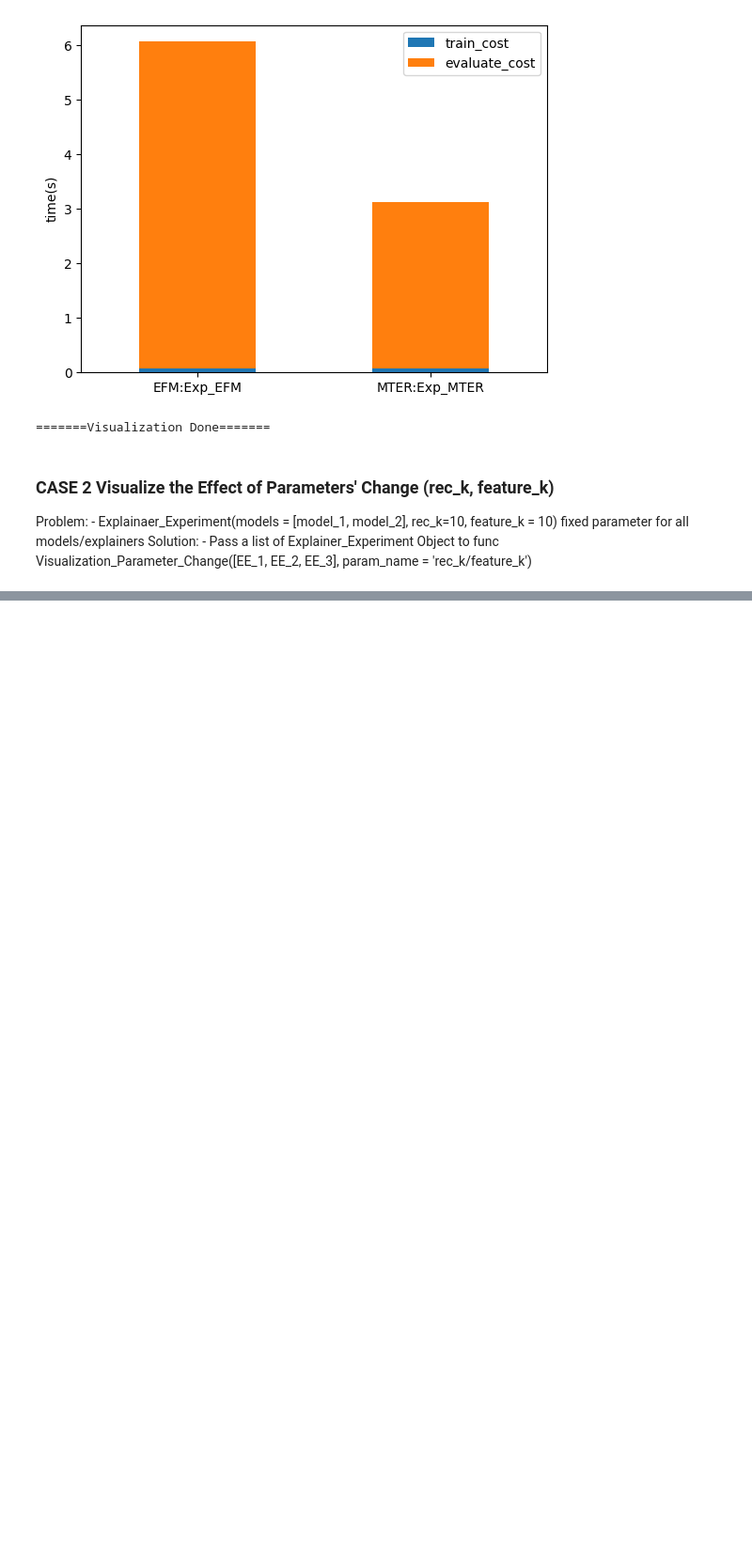
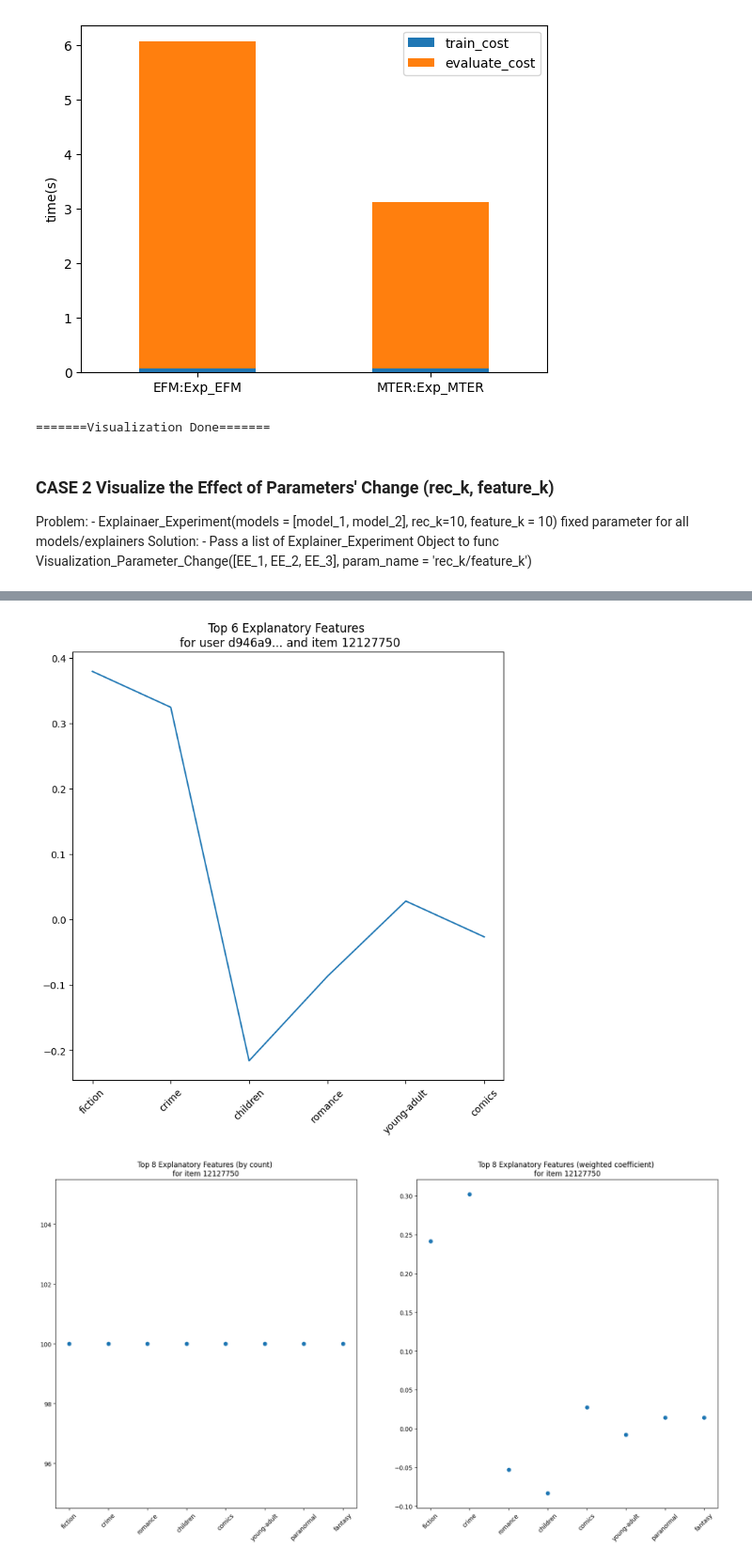
Before and after one commit to AthinaKyriakou/ROSE, a Jupyter notebook: demo/visualization_demo.ipynb, the cells around one changed output, grey strips where cells are left out. Shown: that part at 94% size. Saved outputs shown, nothing was run; the diff lists cells and outputs as text; code cells hidden in the pictures; blank space fills up the shorter version.

Commit message:
add feature importances plots

```diff
--- a/demo/visualization_demo.ipynb
+++ b/demo/visualization_demo.ipynb
@@ -164,0 +167,16 @@ Solution:
+# %%
+import numpy as np
+from cornac.models.fm_py import FMRec
+from cornac.explainer.exp_limers import Exp_LIMERS
+from cornac.datasets.goodreads import prepare_data
+import warnings
+warnings.filterwarnings('ignore')
+
+rs = prepare_data(data_name="goodreads_limers", test_size=0.2, dense=True, item=True, user=False, sample_size=0.5, seed=21)
+fm = FMRec()
+fm.fit(train_set=rs.train_set)
+explainer = Exp_LIMERS(fm, fm.train_set)
+users = np.array(list(rs.train_set.uid_map.keys()))
+items = np.array(list(rs.train_set.iid_map.keys()))
+recommendations = fm.recommend_to_multiple_users(users)
+explanations = explainer.explain_recommendations(recommendations)
@@ -164,0 +201,15 @@ Solution:
+# %%
+from cornac.experiment.visualization import Visualization
+
+explanations_df = explanations.copy()
+my_plots = Visualization()
+ind_df = my_plots.create_individual_feature_importance_plot(explanations, user_id='d946a9aaa488924227a587c91564a484', item_id=12127750, type="line", top_k=6, save_plot=False)
+
+filtered_df1 = my_plots.create_aggregate_feature_importance_plot(explanations, item_id=12127750, type="scatter", top_k=8, save_plot=False)
+
+filtered_df2 = my_plots.create_aggregate_feature_importance_plot(explanations, user_id='d946a9aaa488924227a587c91564a484', type="line", top_k=8, save_plot=False)
+
+filtered_df3 = my_plots.create_aggregate_feature_importance_plot(explanations, type="bar", top_k=8, save_plot=False)
+# %% [output]
+[figure, added]
+[figure, added]
```
Also changed, not shown: parts of 3 cells of this notebook, 1 other file.
